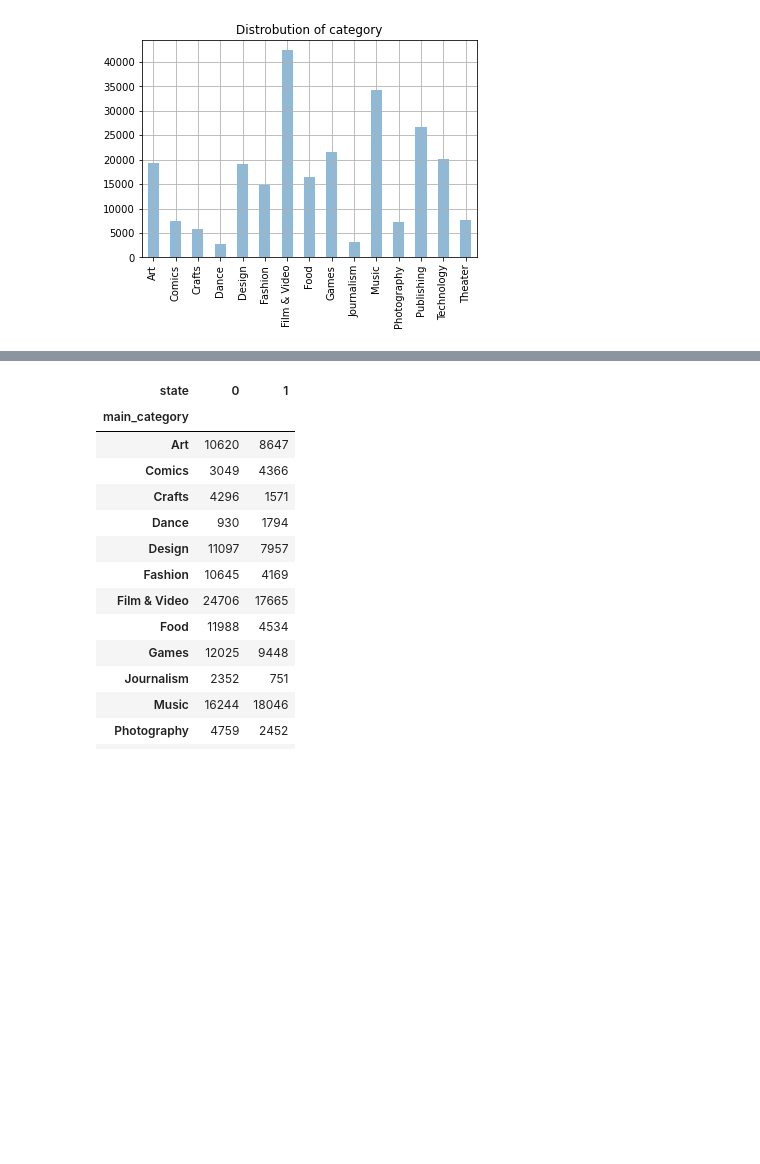
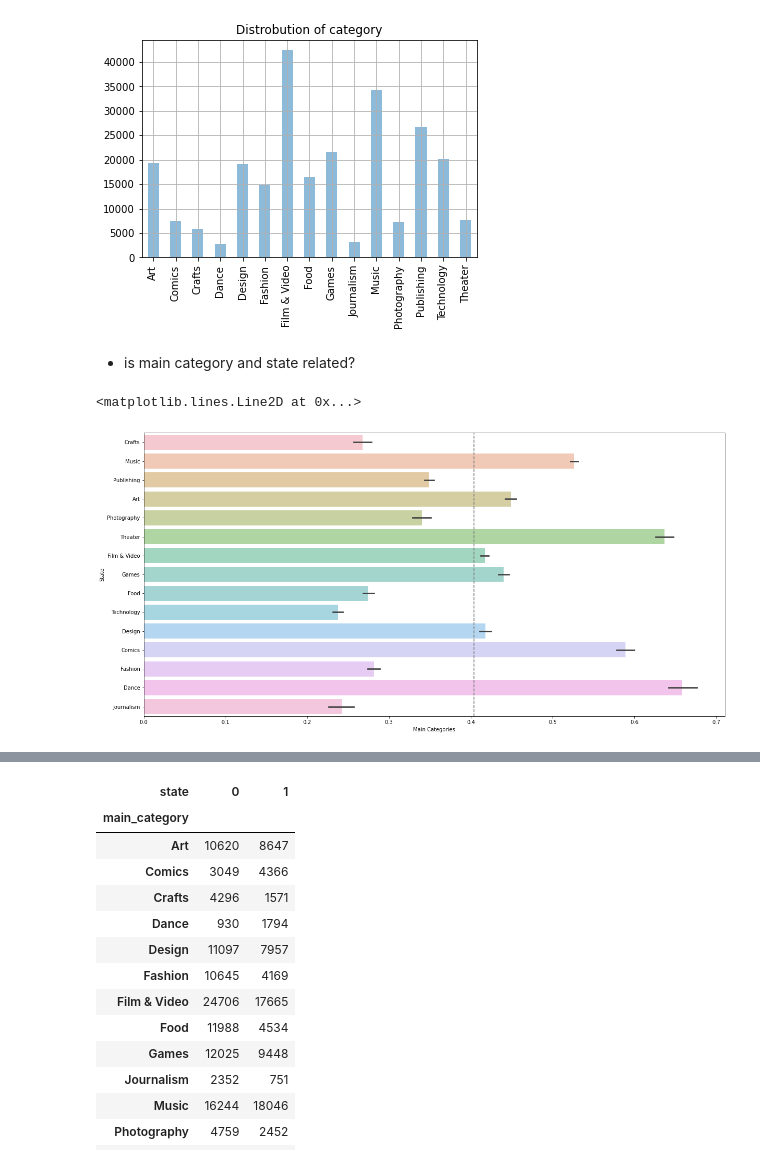
Before and after one commit to davidwederstrandtsr/Xtra_projects, a Jupyter notebook: kickstarter-exercise.ipynb, the cells around one changed output, grey strips where cells are left out. Drawn from its saved outputs; the diff is of its cells as text; code cells hidden in the pictures; blank space fills up the shorter version.

```diff
--- a/kickstarter-exercise.ipynb
+++ b/kickstarter-exercise.ipynb
@@ -313,3 +324,19 @@ plt.title('Distrobution of category')
 plt.grid(b=True, which='major')
 # %% [output]
 [figure]
+# %% [markdown]
+- is main category and state related?
+# %%
+# is main category and state related?
+plt.figure(figsize=(20, 10))
+
+survival_rate = train.state.mean()
+
+# for i, feature in enumerate(features):
+sns.barplot('state', 'main_category', data=train, alpha=.5)
+plt.ylabel('State')
+plt.xlabel('Main Categories')
+plt.axvline(survival_rate, ls='--', color='grey')
+# %% [output]
+<matplotlib.lines.Line2D at 0x...>
+[figure, added]
```
Also changed, not shown: parts of 10 cells of this notebook.
